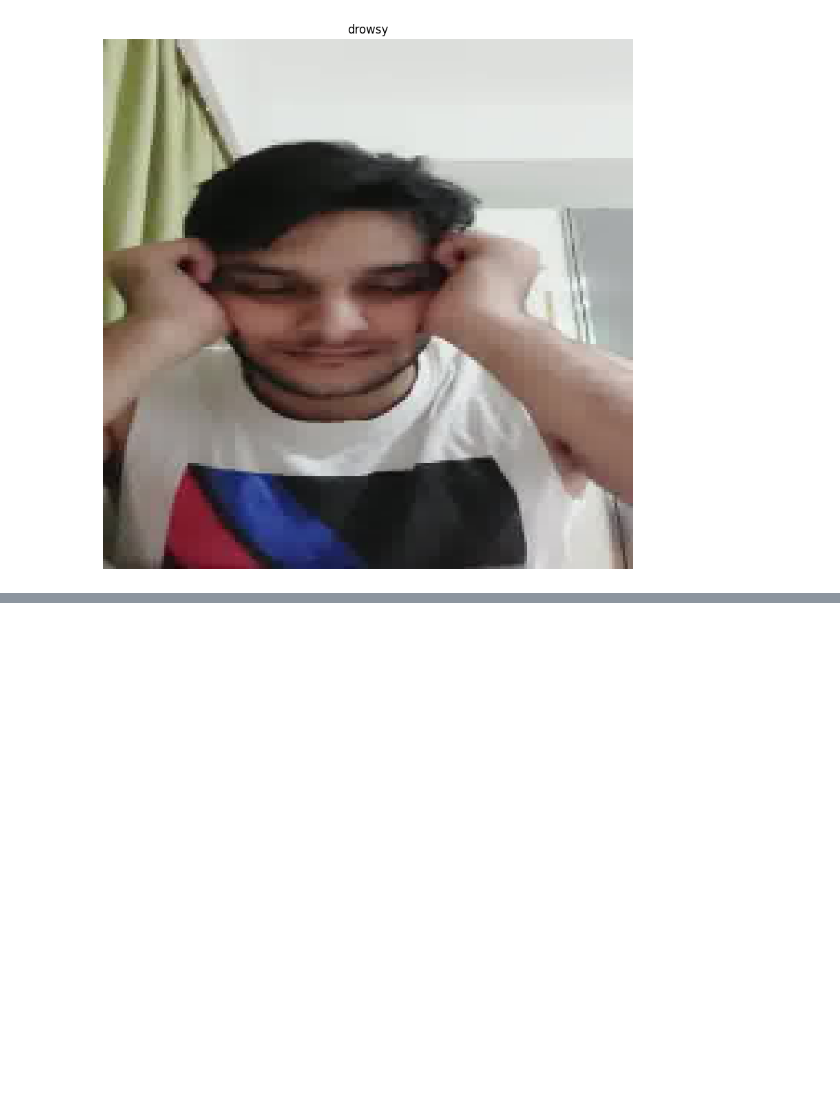
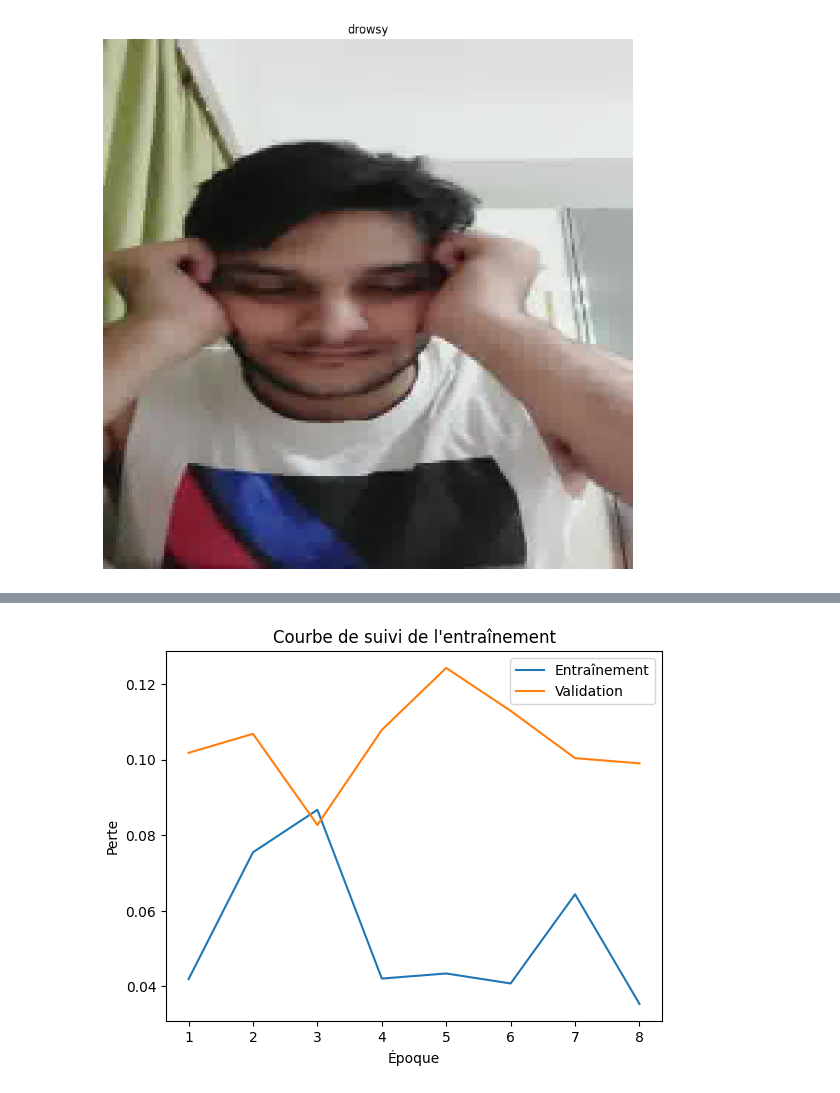
Before and after one commit to ayarii/learner-engagement, a Jupyter notebook: learner_'s_engagement_2method.ipynb, the cells around one changed output, grey strips where cells are left out. Cells and saved outputs as stored; diff of their text form; code cells hidden in the pictures; blank space fills up the shorter version.

```diff
--- a/learner_'s_engagement_2method.ipynb
+++ b/learner_'s_engagement_2method.ipynb
@@ -315,0 +255,26 @@ plt.show()
+# %%
+ # Convertir les étiquettes en une représentation binaire
+from sklearn.preprocessing import label_binarize
+binarized_labels = label_binarize(labels, classes=['Looking Away', 'bored', 'confused', 'drowsy', 'engaged', 'frustrated'])
+n_classes = binarized_labels.shape[1]
+
+# Assuming 'train_data' is appropriately prepared and has the same number of samples as 'labels'
+scores = model.predict(train_data)
+
+# Assuming 'history' object contains the training and validation loss
+history = model.fit(train_data, validation_data=val_data, epochs=10, callbacks=[early_stopping])
+
+# Extract the training and validation loss from the history object
+training_loss = history.history['loss']
+validation_loss = history.history['val_loss']
+
+# Plot the training and validation loss
+epochs = range(1, len(training_loss) + 1)
+plt.plot(epochs, training_loss, label='Entraînement')
+plt.plot(epochs, validation_loss, label='Validation')
+plt.xlabel('Époque')
+plt.ylabel('Perte')
+plt.title('Courbe de suivi de l\'entraînement')
+plt.legend()
+plt.show()
+# %% [output]
@@ -316,3 +298,4 @@ plt.show()
+[figure, added]
 # %%
 # Cette ligne importe la bibliothèque "files" de Google Colab, qui permet de charger des fichiers depuis votre ordinateur vers l'environnement Colab.
 from google.colab import files
```
Also changed, not shown: parts of 8 cells of this notebook.
